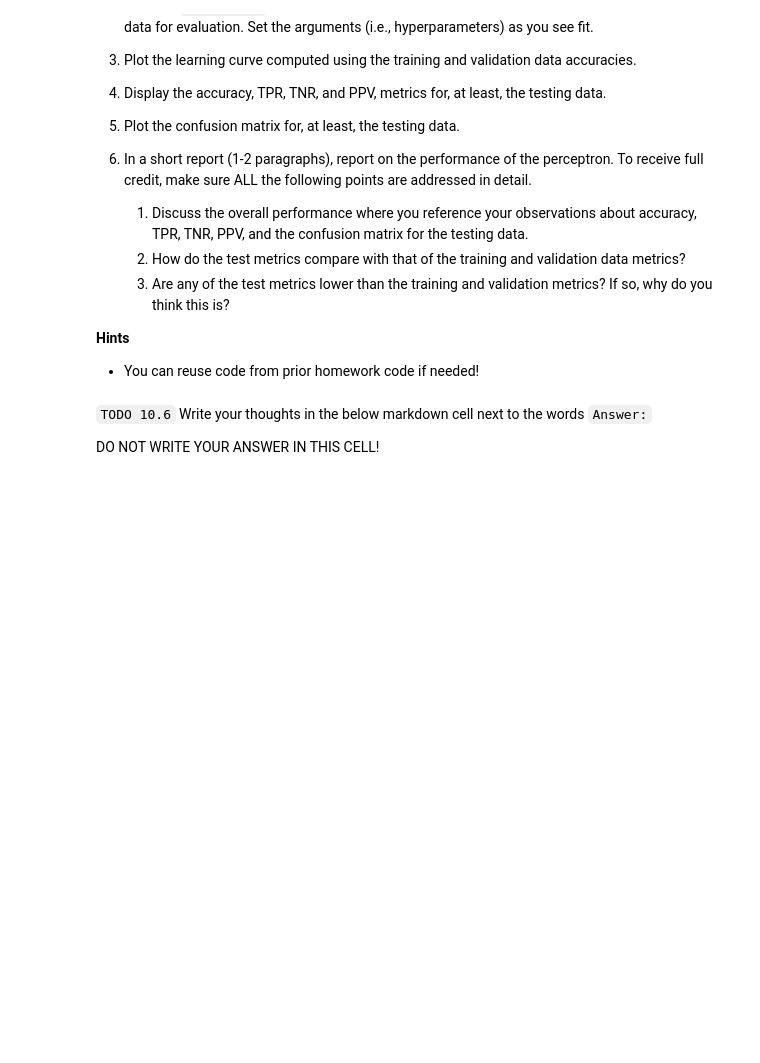
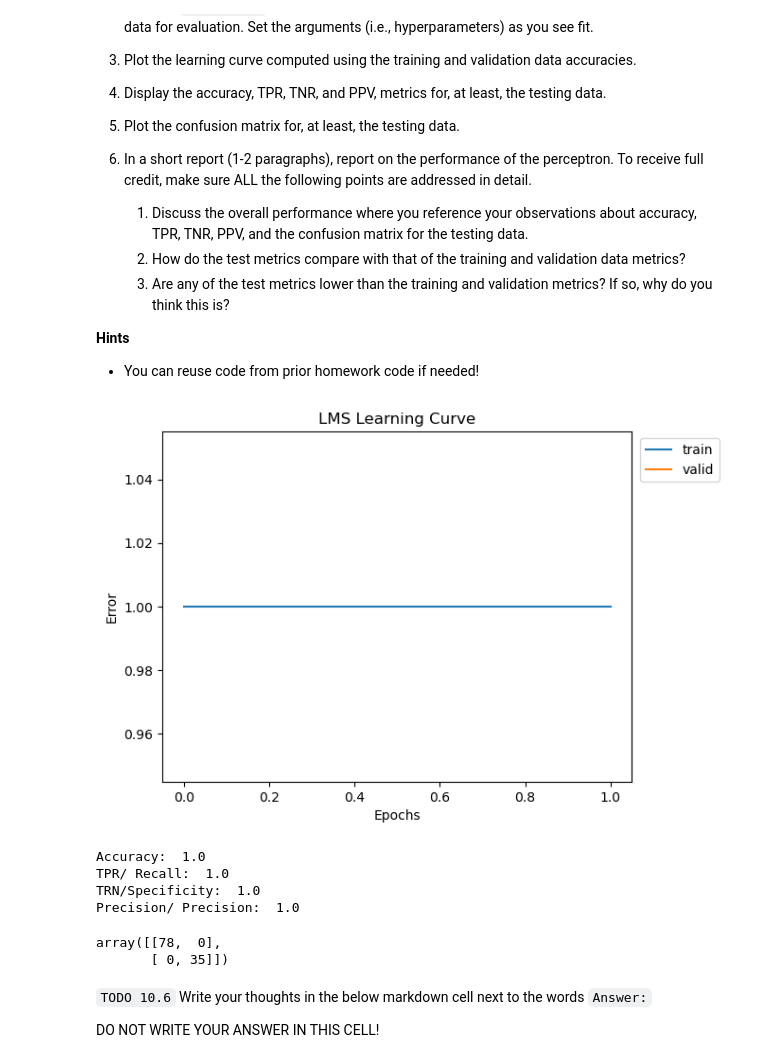
Before and after one commit to pmb-7684/Intro_MachineLearning, a Jupyter notebook: Assignments/hw-perceptron_pmb.ipynb, the cells around one changed output. Drawn from its saved outputs; the diff is of its cells as text; code cells hidden in the pictures; blank space fills up the shorter version.

```diff
--- a/Assignments/hw-perceptron_pmb.ipynb
+++ b/Assignments/hw-perceptron_pmb.ipynb
@@ -951,3 +949,46 @@ Complete the following requirements below for training and evaluating the `Perce
+# %%
+# TODO 10.1-10.5
+X_trn, y_trn, X_vld, y_vld, X_tst, y_tst = get_preprocessed_data(pos_class=[0], neg_class=[1,2])
+
+perceptron = Perceptron(alpha=.5, epochs=5)
+
+perceptron.fit(X_trn, y_trn)
+y_hat = perceptron.predict(X_trn)
+
+perceptron.fit(X_vld, y_vld)
+y_hat_vld = perceptron.predict(X_vld)
+
+perceptron.fit(X_tst, y_tst)
+y_hat_tst = perceptron.predict(X_tst)
+
+
+## Plotting Code ###
+#Plot learning curve
+plt.plot(perceptron.trn_acc, label='train')
+plt.plot(perceptron.vld_acc, label='valid')
+plt.title("LMS Learning Curve")
+plt.xlabel("Epochs")
+plt.ylabel("Error")
+plt.legend(bbox_to_anchor=(1.2, 1.00))
+plt.show()
+
+print("Accuracy: ",accuracy(y_trn, y_hat))
+
+print("TPR/ Recall: ",tpr(y_trn, y_hat))
+
+print("TRN/Specificity: ",tnr(y_trn, y_hat))
+
+print("Precision/ Precision: ",ppv(y_trn, y_hat))
+
+confusion_matrix(y_trn, y_hat)
+# %% [output]
+[figure, added]
+Accuracy:  1.0
+TPR/ Recall:  1.0
+TRN/Specificity:  1.0
+Precision/ Precision:  1.0
+array([[78,  0],
+       [ 0, 35]])
 # %% [markdown]
 `TODO 10.6` Write your thoughts in the below markdown cell next to the words `Answer:`
 
```
Also changed, not shown: parts of 4 cells of this notebook.
